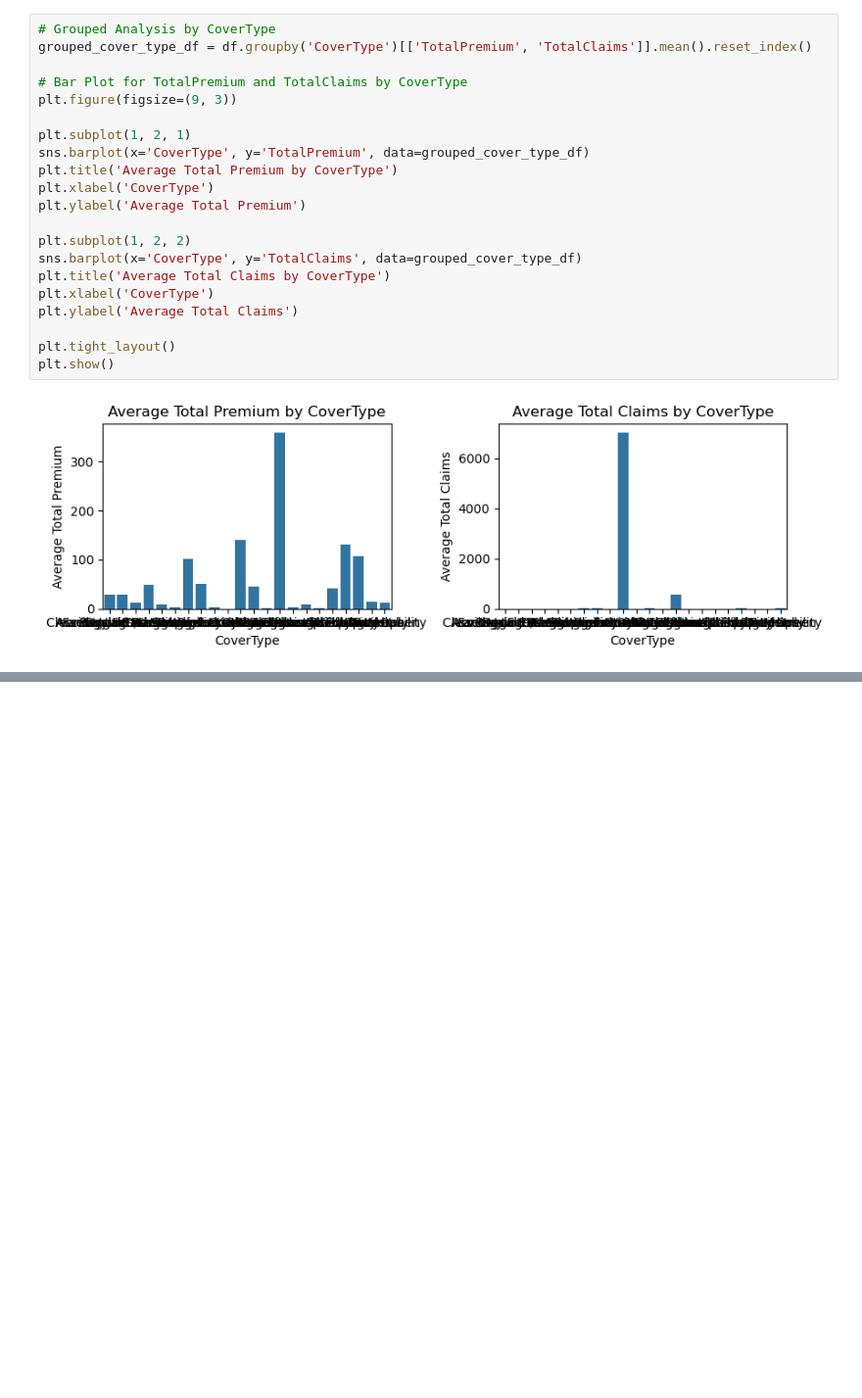
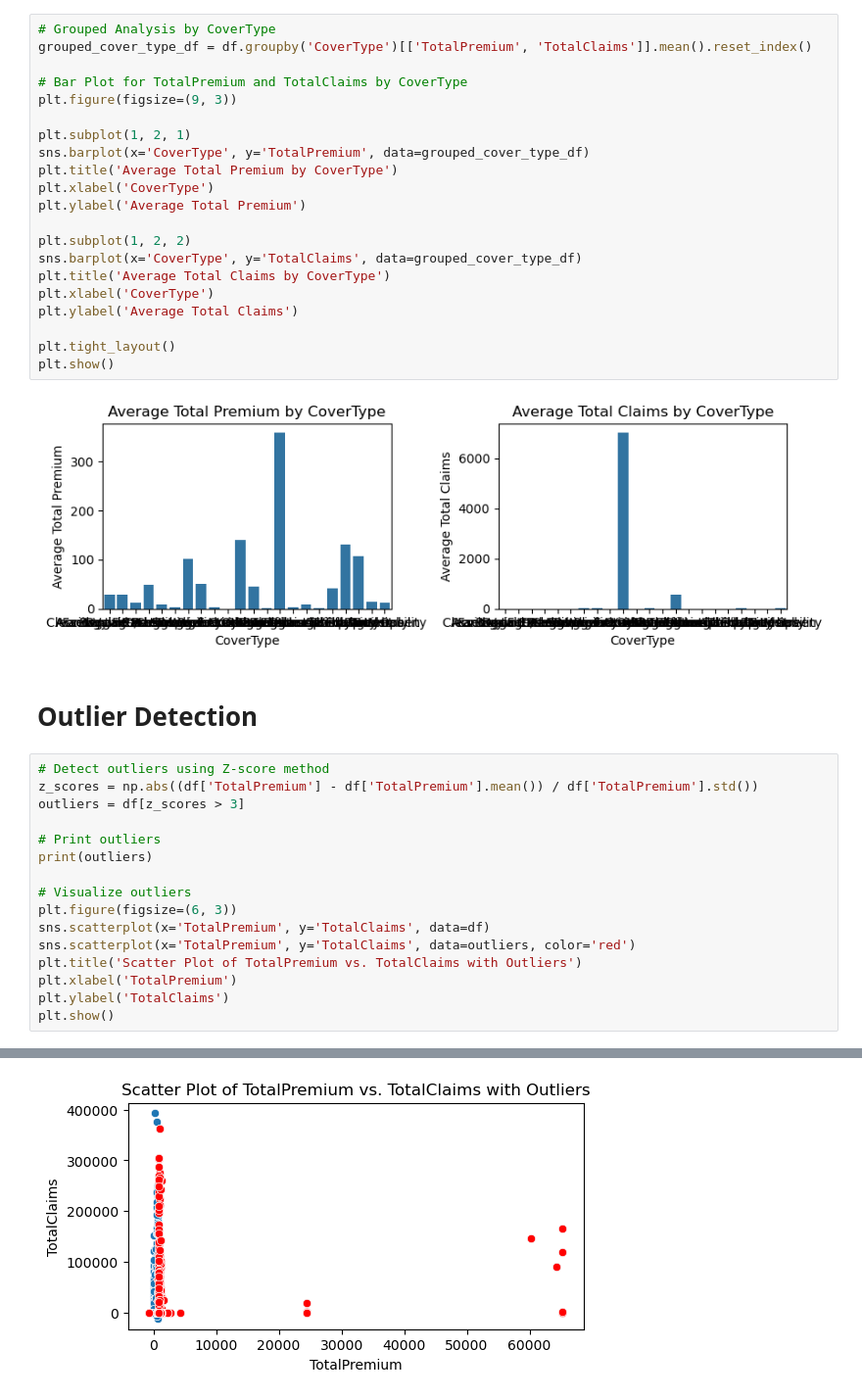
Before and after one commit to nolawit-fant/AlphaCare-Insurance-Solutions, a Jupyter notebook: notebooks/EDA.ipynb, the cells around one changed output, grey strips where cells are left out. Shown at 98% size. Saved outputs shown, nothing was run; the diff lists cells and outputs as text; blank space fills up the shorter version.

Commit message:
Outlier detection

```diff
--- a/notebooks/EDA.ipynb
+++ b/notebooks/EDA.ipynb
@@ -223,3 +253,22 @@ plt.tight_layout()
 plt.show()
 # %% [output]
 [figure]
+# %% [markdown]
+# Outlier Detection
+# %%
+# Detect outliers using Z-score method
+z_scores = np.abs((df['TotalPremium'] - df['TotalPremium'].mean()) / df['TotalPremium'].std())
+outliers = df[z_scores > 3]
+
+# Print outliers
+print(outliers)
+
+# Visualize outliers
+plt.figure(figsize=(6, 3))
+sns.scatterplot(x='TotalPremium', y='TotalClaims', data=df)
+sns.scatterplot(x='TotalPremium', y='TotalClaims', data=outliers, color='red')
+plt.title('Scatter Plot of TotalPremium vs. TotalClaims with Outliers')
+plt.xlabel('TotalPremium')
+plt.ylabel('TotalClaims')
+plt.show()
+# %% [output]
@@ -225,0 +292 @@ plt.show()
+[figure, added]
```
Also changed, not shown: parts of 6 cells of this notebook.
